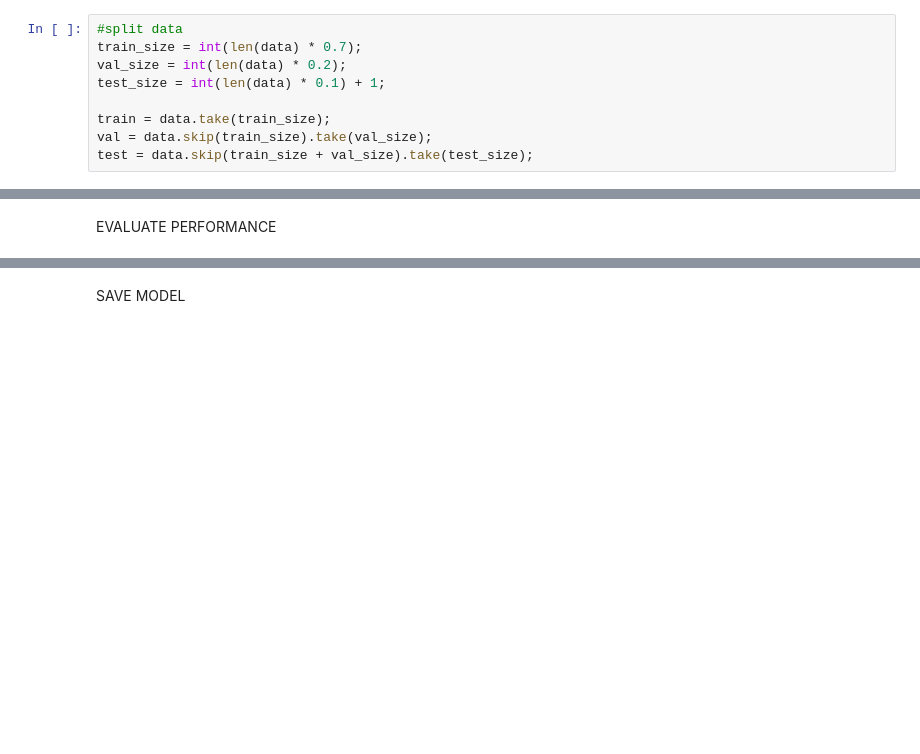
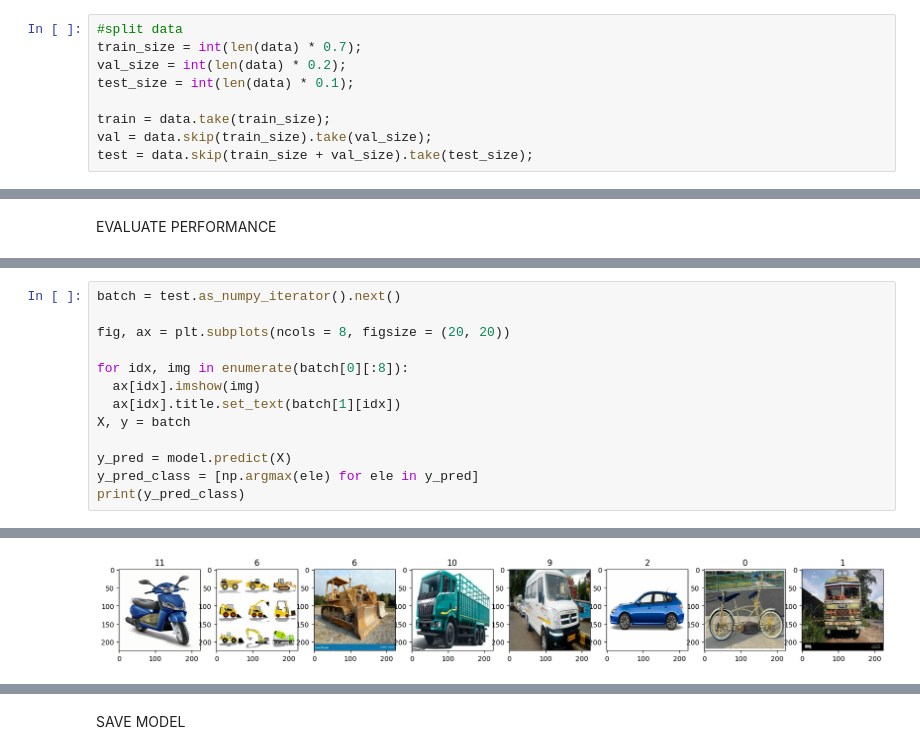
Before and after one commit to fabjenny13/traffic_classifier, a Jupyter notebook: ImageClassifier.ipynb, the cells around one changed output, grey strips where cells are left out. Drawn from its saved outputs; the diff is of its cells as text; blank space fills up the shorter version.

```diff
--- a/ImageClassifier.ipynb
+++ b/ImageClassifier.ipynb
@@ -113,7 +137,7 @@ data = data.map(lambda x, y: (x/255, y))
 #split data
 train_size = int(len(data) * 0.7);
 val_size = int(len(data) * 0.2);
-test_size = int(len(data) * 0.1) + 1;
+test_size = int(len(data) * 0.1);
 
 train = data.take(train_size);
 val = data.skip(train_size).take(val_size);
@@ -233 +293,15 @@ Accuracy:  0.96
 Recall:  1.0
+# %%
+batch = test.as_numpy_iterator().next()
+
+fig, ax = plt.subplots(ncols = 8, figsize = (20, 20))
+
+for idx, img in enumerate(batch[0][:8]):
+  ax[idx].imshow(img)
+  ax[idx].title.set_text(batch[1][idx])
+X, y = batch
+
+y_pred = model.predict(X)
+y_pred_class = [np.argmax(ele) for ele in y_pred]
+print(y_pred_class)
+# %% [output]
@@ -234 +310,2 @@ Recall:  1.0
+[figure, added]
 # %%
```
Also changed, not shown: parts of 21 cells of this notebook.
